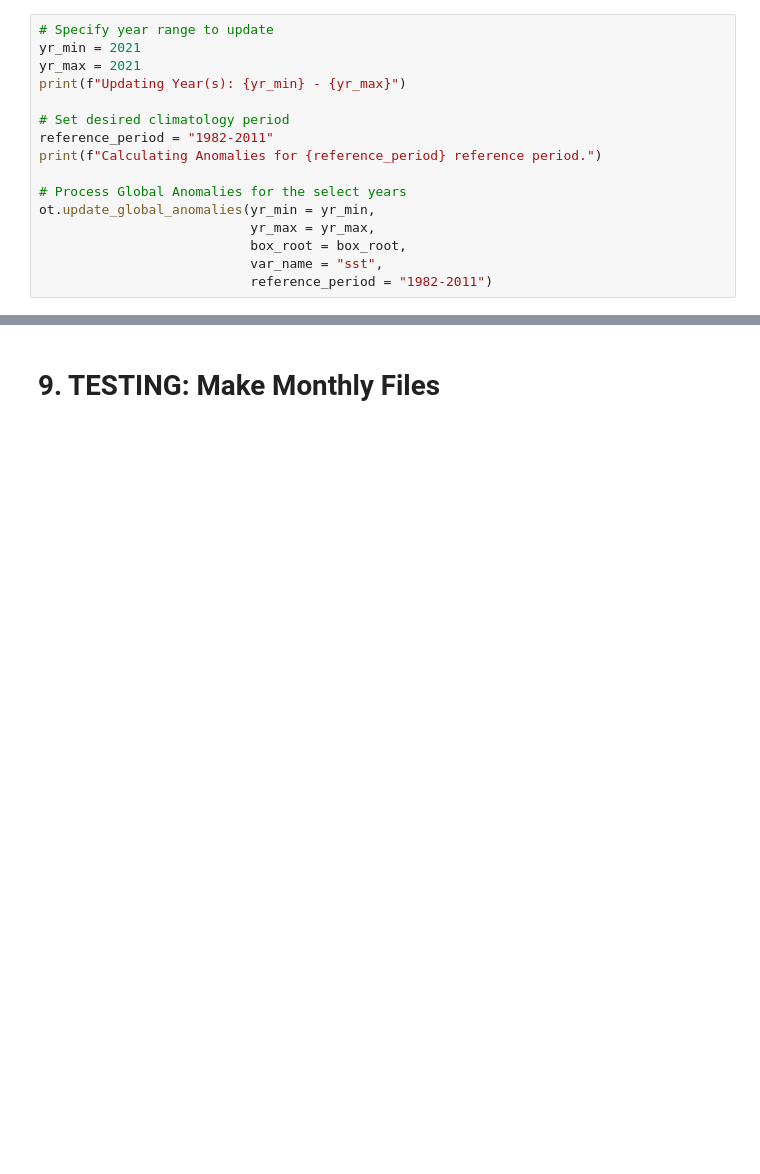
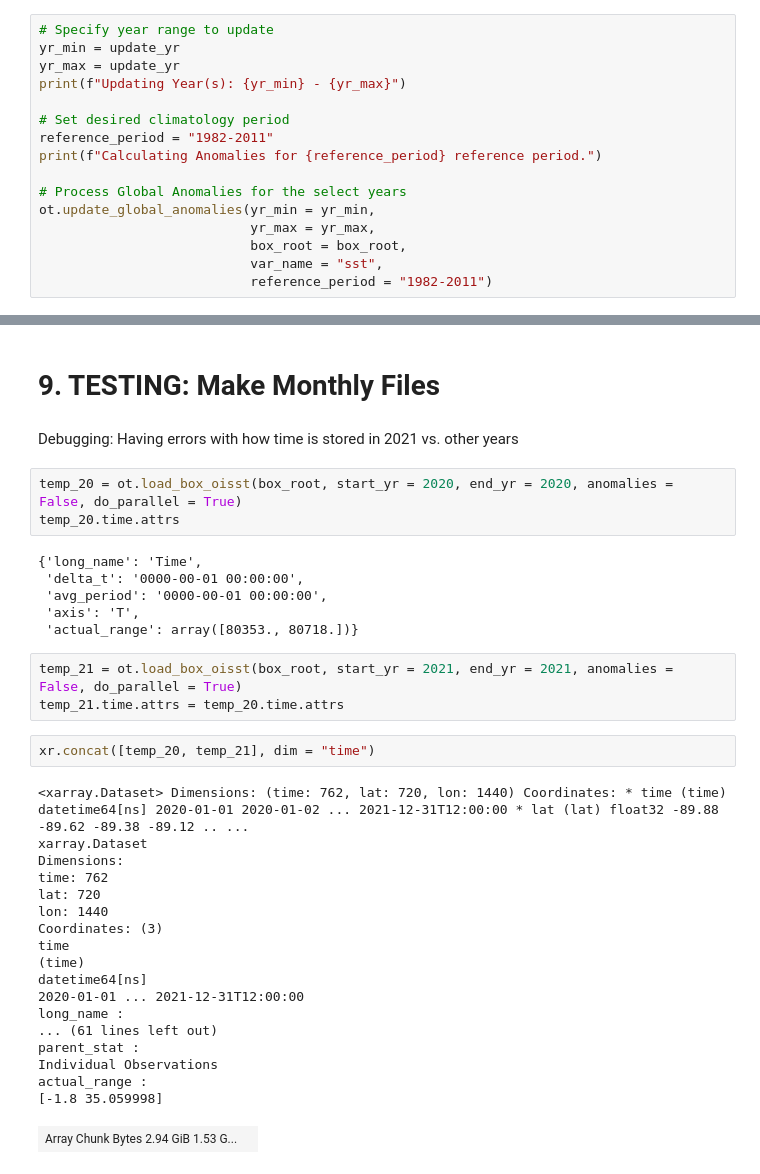
Before and after one commit to adamkemberling/oisst_mainstays, a Jupyter notebook: notebooks/Update_00_All_Products_Update.ipynb, the cells around one changed output, grey strips where cells are left out. Cells and saved outputs as stored; diff of their text form; blank space fills up the shorter version.

Commit message:
started 2021 review

```diff
--- a/notebooks/Update_00_All_Products_Update.ipynb
+++ b/notebooks/Update_00_All_Products_Update.ipynb
@@ -125,7 +127,7 @@ File Saved to /Users/akemberling/Library/CloudStorage/Box-Box/RES_Data/OISST/ois
 # %%
 # Specify year range to update
-yr_min = 2021
-yr_max = 2021
+yr_min = update_yr
+yr_max = update_yr
 print(f"Updating Year(s): {yr_min} - {yr_max}")
 
 # Set desired climatology period
@@ -195,2 +200,37 @@ Updating Timeseries for:
 # %% [markdown]
 # 9. TESTING: Make Monthly Files
+# %% [markdown]
+Debugging: Having errors with how time is stored in 2021 vs. other years
+# %%
+temp_20 = ot.load_box_oisst(box_root, start_yr = 2020, end_yr = 2020, anomalies = False, do_parallel = True)
+temp_20.time.attrs
+# %% [output]
+{'long_name': 'Time',
+ 'delta_t': '0000-00-01 00:00:00',
+ 'avg_period': '0000-00-01 00:00:00',
+ 'axis': 'T',
+ 'actual_range': array([80353., 80718.])}
+# %%
+temp_21 = ot.load_box_oisst(box_root, start_yr = 2021, end_yr = 2021, anomalies = False, do_parallel = True)
+temp_21.time.attrs = temp_20.time.attrs
+# %%
+xr.concat([temp_20, temp_21], dim = "time")
+# %% [output]
+<xarray.Dataset> Dimensions: (time: 762, lat: 720, lon: 1440) Coordinates: * time (time) datetime64[ns] 2020-01-01 2020-01-02 ... 2021-12-31T12:00:00 * lat (lat) float32 -89.88 -89.62 -89.38 -89.12 .. ...
+xarray.Dataset
+Dimensions:
+time: 762
+lat: 720
+lon: 1440
+Coordinates: (3)
+time
+(time)
+datetime64[ns]
+2020-01-01 ... 2021-12-31T12:00:00
+long_name :
+... (61 lines left out)
+parent_stat :
+Individual Observations
+actual_range :
+[-1.8 35.059998]
+| Array Chunk Bytes 2.94 GiB 1.53 G... |  |
```
Also changed, not shown: parts of 11 cells of this notebook, 7 other files.
